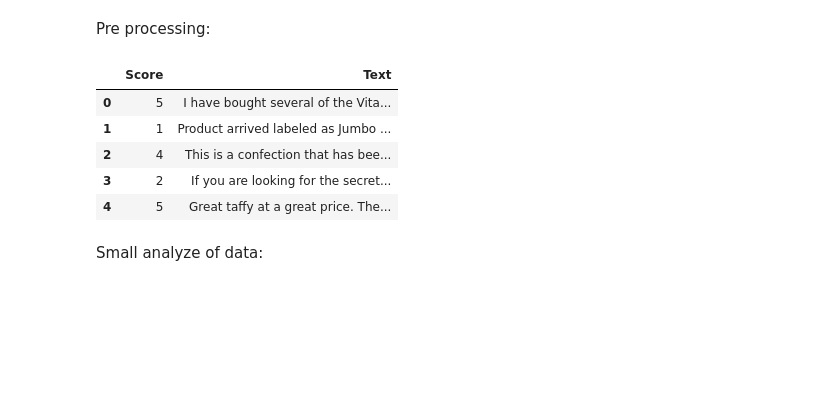
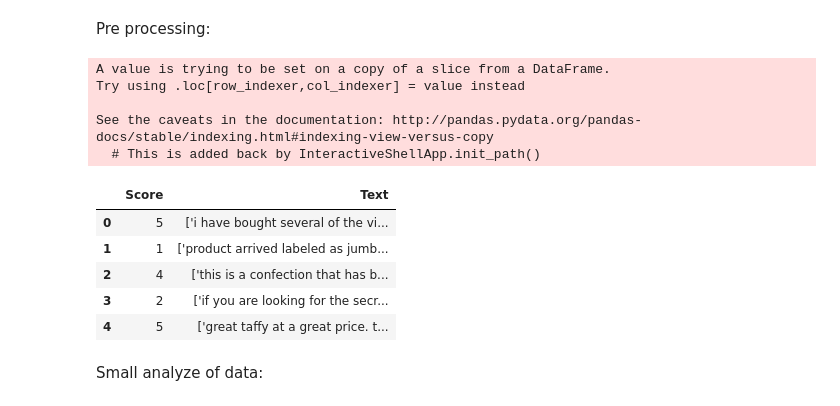
Before and after one commit to lovhag/SSY340_project, a Jupyter notebook: Sentiment analysis project.ipynb, the cells around one changed output. Cells and saved outputs as stored; diff of their text form; code cells hidden in the pictures; blank space fills up the shorter version.

```diff
--- a/Sentiment analysis project.ipynb
+++ b/Sentiment analysis project.ipynb
@@ -34,22 +37,31 @@ df_original.head()
 | 4 | 5 | B006K2ZZ7K | A1UQRSCLF8GW1T | Michael D. Bigham "M. Wassir" | 0 | 0 | 5 | ... |
 # %% [markdown]
 Pre processing:
-# %%
-# Pick only relevant data:
-df = df_original[['Score','Text']]
-df.head()
-
-# remove text inside '< >':
-
-
-#
-# %% [output]
-|  | Score | Text |
-| 0 | 5 | I have bought several of the Vita... |
-| 1 | 1 | Product arrived labeled as Jumbo ... |
-| 2 | 4 | This is a confection that has bee... |
-| 3 | 2 | If you are looking for the secret... |
-| 4 | 5 | Great taffy at a great price. The... |
+# %%
+# Pick only relevant data:
+df = df_original[['Score','Text']]
+
+# remove text inside '< >':
+texts = df.get(['Text']).values
+texts_revised = []
+for row in texts:
+    tmp = re.sub(r'<.+?>', ' ', str(row))
+    tmp = tmp.lower()
+    texts_revised.append(tmp)
+df['Text'] = texts_revised.copy()
+df.head()
+# %% [output]
+A value is trying to be set on a copy of a slice from a DataFrame.
+Try using .loc[row_indexer,col_indexer] = value instead
+
+See the caveats in the documentation: http://pandas.pydata.org/pandas-docs/stable/indexing.html#indexing-view-versus-copy
+  # This is added back by InteractiveShellApp.init_path()
+|  | Score | Text |
+| 0 | 5 | ['i have bought several of the vi... |
+| 1 | 1 | ['product arrived labeled as jumb... |
+| 2 | 4 | ['this is a confection that has b... |
+| 3 | 2 | ['if you are looking for the secr... |
+| 4 | 5 | ['great taffy at a great price. t... |
 # %% [markdown]
 Small analyze of data:
 # %%
```
Also changed, not shown: parts of 2 cells of this notebook.
